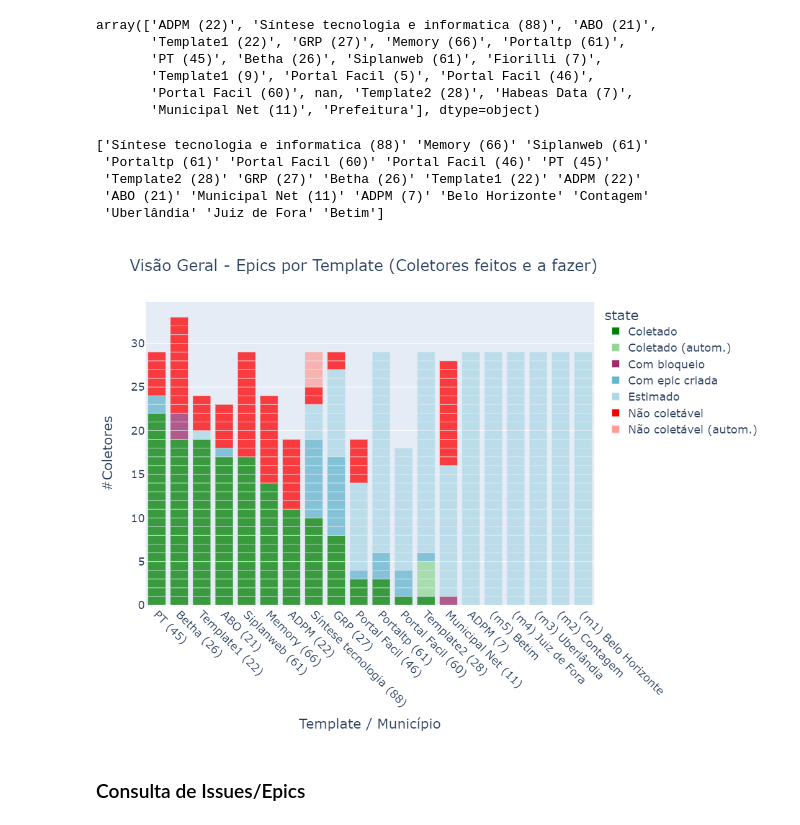
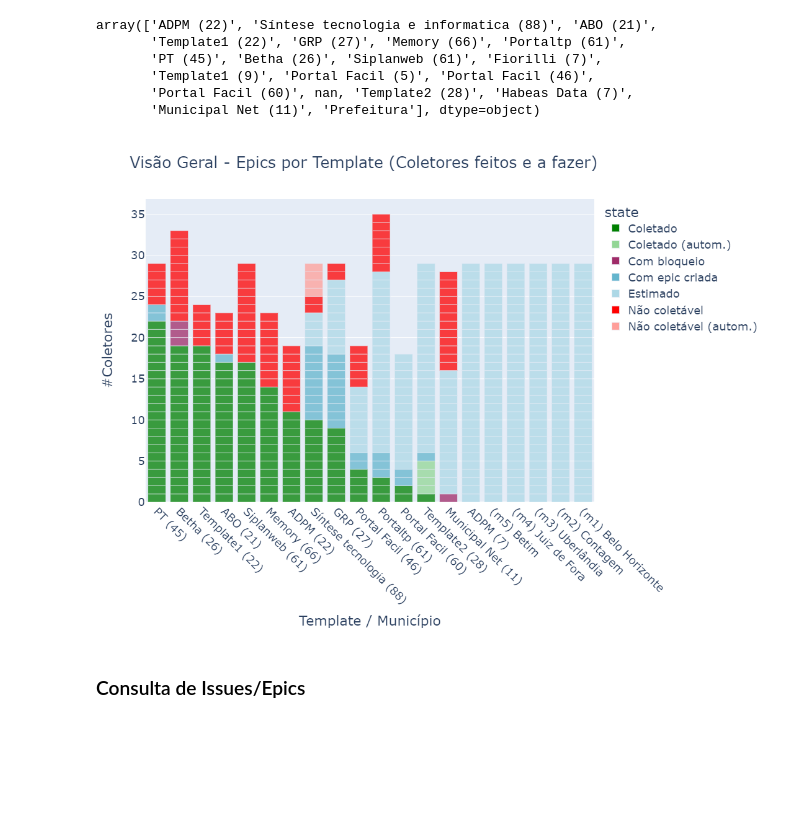
Before and after one commit to MPMG-DCC-UFMG/F01-gerenciamento, a Jupyter notebook: dashboard/Dashboard Tests.ipynb, the cells around one changed output. Cells and saved outputs as stored; diff of their text form; code cells hidden in the pictures; blank space fills up the shorter version.

```diff
--- a/dashboard/Dashboard Tests.ipynb
+++ b/dashboard/Dashboard Tests.ipynb
@@ -469,7 +476,7 @@ def plot_status_epics(df, top_templates, sondagem, title='Visão Geral - Epics p
     nao_loc_autom = dict(s)
 
     # Fonte: Planilha Controle de Dados (#TODO transformar em Epics com "não-localizado")
-    nao_loc_manual = {'Municipal Net (11)': 12, 'Portal Facil (46)': 5}
+    nao_loc_manual = {'Municipal Net (11)': 12, 'Portal Facil (46)': 5, 'Portaltp (61)': 7}
     coletado_autom = {'Template2 (28)': 4}
 
     for template, count in nao_loc_autom.items():
@@ -503,6 +510,7 @@ def plot_status_epics(df, top_templates, sondagem, title='Visão Geral - Epics p
     total['Template1 (22)'] = 24
     total['Portal Facil (60)'] = 18
     total['Portal Facil (46)'] = 19
+    total['Portaltp (61)'] = 35
 
     # Fill missing (estimated) epics in df
     for template in templates:
@@ -524,39 +532,34 @@ def plot_status_epics(df, top_templates, sondagem, title='Visão Geral - Epics p
         df, y=count_col, x=name_col, color='state', height=800, width=1100, title=title,
         color_discrete_map = {
             'Coletado':'green',
             'Coletado (autom.)':'#92d696',
             'Com bloqueio':'#9F2B68',
             'Com epic criada':'#64b5cd',
             'Estimado':'lightblue',
             'Não coletável':'red',
             'Não coletável (autom.)':'#ff9e99'},
         labels = {
             count_col:"#Coletores",
             name_col:"Template / Município"},
         opacity = 0.75 )
 
     fig.update_layout(xaxis={'categoryorder':'array', 'categoryarray':xorder})
     fig.update_xaxes(tickangle=45)
     fig.update_layout(font=dict(size=18))
 
     return fig
 
 #-------------------------------------------------------------
 
 epics_df = pd.read_csv("data/epics.csv")
 top_templates = pd.read_csv("data/top_templates.csv")
 sondagem = pd.read_csv('data/resultados_templates.csv', index_col=0).astype(int)
 
 fig = plot_status_epics(epics_df, top_templates, sondagem)
 fig.write_image('./fig/status-coleta.png', scale=1)
 fig
 # %% [output]
-['Síntese tecnologia e informatica (88)' 'Memory (66)' 'Siplanweb (61)'
- 'Portaltp (61)' 'Portal Facil (60)' 'Portal Facil (46)' 'PT (45)'
- 'Template2 (28)' 'GRP (27)' 'Betha (26)' 'Template1 (22)' 'ADPM (22)'
- 'ABO (21)' 'Municipal Net (11)' 'ADPM (7)' 'Belo Horizonte' 'Contagem'
- 'Uberlândia' 'Juiz de Fora' 'Betim']
-[figure, old version]
+[figure, new version]
 # %%
 # TODO completar issues sem labels (branco)
 # %% [markdown]
```
Also changed, not shown: parts of 22 cells of this notebook, 13 other files.
